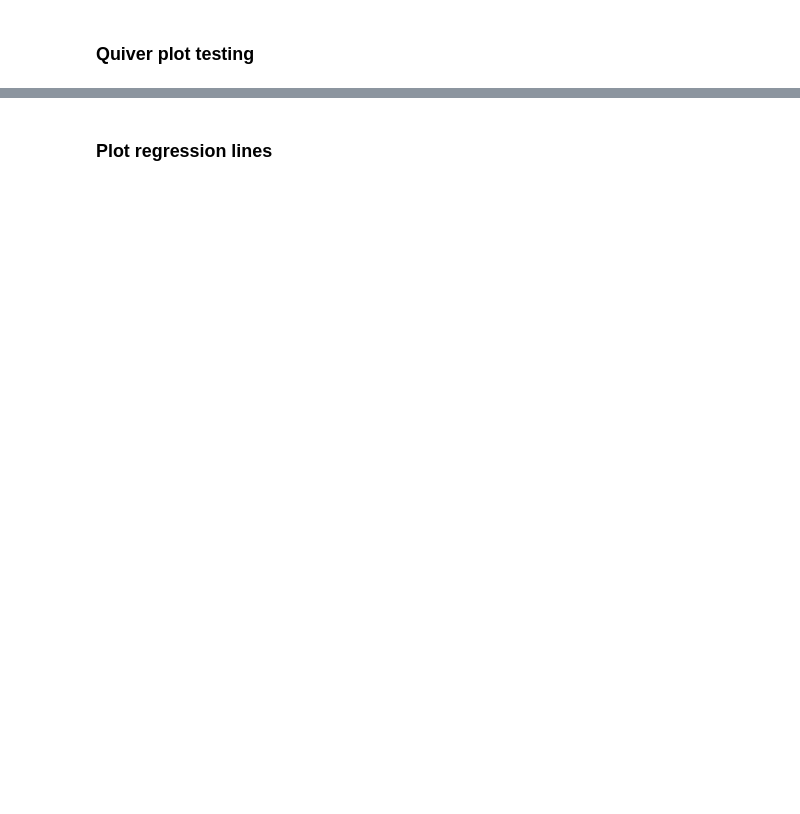
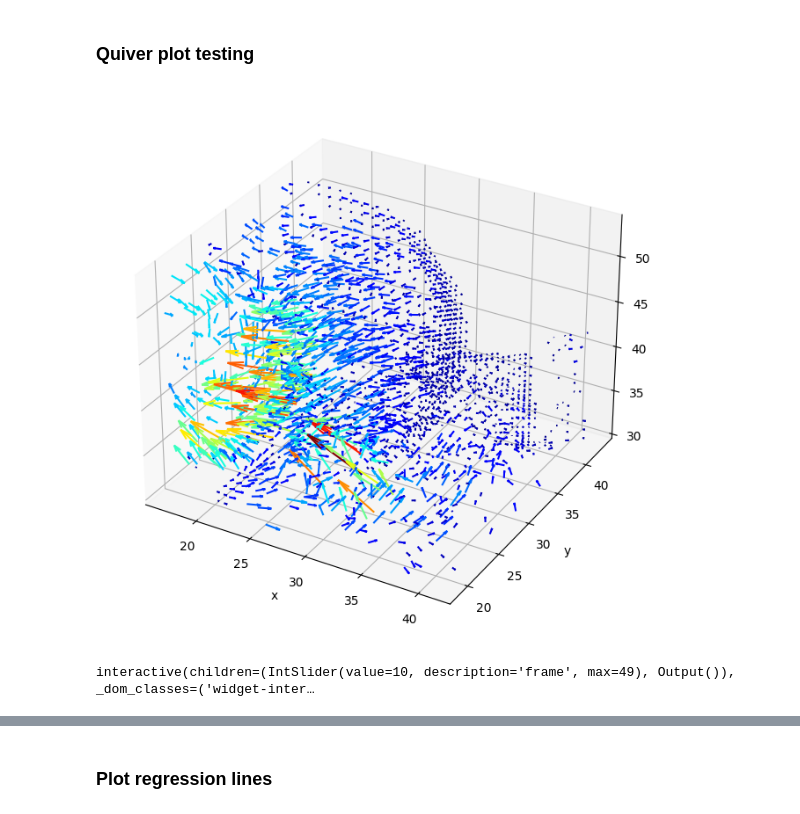
Before and after one commit to PiaaCaa/4DFlowNet, a Jupyter notebook: src/evaluate_plots.ipynb, the cells around one changed output, grey strips where cells are left out. Drawn from its saved outputs; the diff is of its cells as text; code cells hidden in the pictures; blank space fills up the shorter version.

```diff
--- a/src/evaluate_plots.ipynb
+++ b/src/evaluate_plots.ipynb
@@ -424,7 +521,7 @@ plt.fill_between(range(len(rel_error)), rel_error-sd_error, rel_error+sd_error,
 import matplotlib.cm as cm
 from matplotlib.colors import Normalize
 
-set_to_zero = 0.8
+set_to_zero = 0.9
 x_idx, y_idx, z_idx = random_indices3D(gt['mask'], int(np.count_nonzero(gt['mask'])*set_to_zero))
 x_len, y_len, z_len = gt['u'].shape[1::]
 
@@ -432,9 +529,9 @@ x_len, y_len, z_len = gt['u'].shape[1::]
 @widgets.interact(frame=(0, gt["u"].shape[0]-1))
 def f_quiver(frame=10 ):
     #frame = 15
-    u_quiver = gt['u'][frame].copy()
-    v_quiver = gt['v'][frame].copy()
-    w_quiver = gt['w'][frame].copy()
+    u_quiver = gt['u'][frame].copy() #- pred['u'][frame]
+    v_quiver = gt['v'][frame].copy() #- pred['v'][frame]
+    w_quiver = gt['w'][frame].copy() #- pred['w'][frame]
 
     # ev = np.array([1, 0, 0])
     #angles = np.arccos(np.dot(ev, [u, v, w]) / (np.linalg.norm(ev) * np.linalg.norm(v2)))
@@ -449,40 +546,46 @@ def f_quiver(frame=10 ):
     v_quiver[x_idx, y_idx, z_idx] = 0
     w_quiver[x_idx, y_idx, z_idx] = 0
 
-    cropx = cropy = cropz = 50
+    cropx = cropy = cropz = 25
     startx = x_len//2-(cropx//2)
     starty = y_len//2-(cropy//2)
     startz = z_len//2-(cropz//2)
     u_quiver = u_quiver[startx:startx+cropx, starty:starty+cropy,startz:startz+cropz]
     v_quiver = v_quiver[startx:startx+cropx, starty:starty+cropy,startz:startz+cropz]
     w_quiver = w_quiver[startx:startx+cropx, starty:starty+cropy,startz:startz+cropz]
 
     x =x[startx:startx+cropx, starty:starty+cropy,startz:startz+cropz]
     y =y[startx:startx+cropx, starty:starty+cropy,startz:startz+cropz]
     z =z[startx:startx+cropx, starty:starty+cropy,startz:startz+cropz]
 
     u_new = u_quiver[np.where(u_quiver != 0)]
     v_new = v_quiver[np.where(u_quiver != 0)]
     w_new = w_quiver[np.where(u_quiver != 0)]
 
     x_new = x[np.where(u_quiver!=0)]
     y_new = y[np.where(u_quiver!=0)]
     z_new = z[np.where(u_quiver!=0)]
 
 
     # Color by magnitude
     c = np.sqrt(u_new**2+ v_new**2+ w_new**2)#np.arctan2(w_new, u_new)
     # Flatten and normalize
 
     c = (c.ravel() - c.min()) / c.ptp()
     # Repeat for each body line and two head lines
     c = np.concatenate((c, np.repeat(c, 2)))
     # Colormap
-    c = plt.cm.magma(c)
+    c = plt.cm.jet(c)
 
 
     ax.quiver(x_new, y_new, z_new, u_new, v_new, w_new, length=10, normalize=False,  pivot='middle', color = c)#, color=plt.cm.plasma([0.1,0.5, 0.9]))
+    plt.xlabel('x')
+    plt.ylabel('y')
+    plt.zlabel('z')
     plt.show()
+# %% [output]
+[figure, added]
+interactive(children=(IntSlider(value=10, description='frame', max=49), Output()), _dom_classes=('widget-inter…
 # %%
 def create_temporal_comparison_gif_plt(idx, lr, hr, pred, vel):
     N = 4
```
Also changed, not shown: parts of 29 cells of this notebook, 8 other files.
